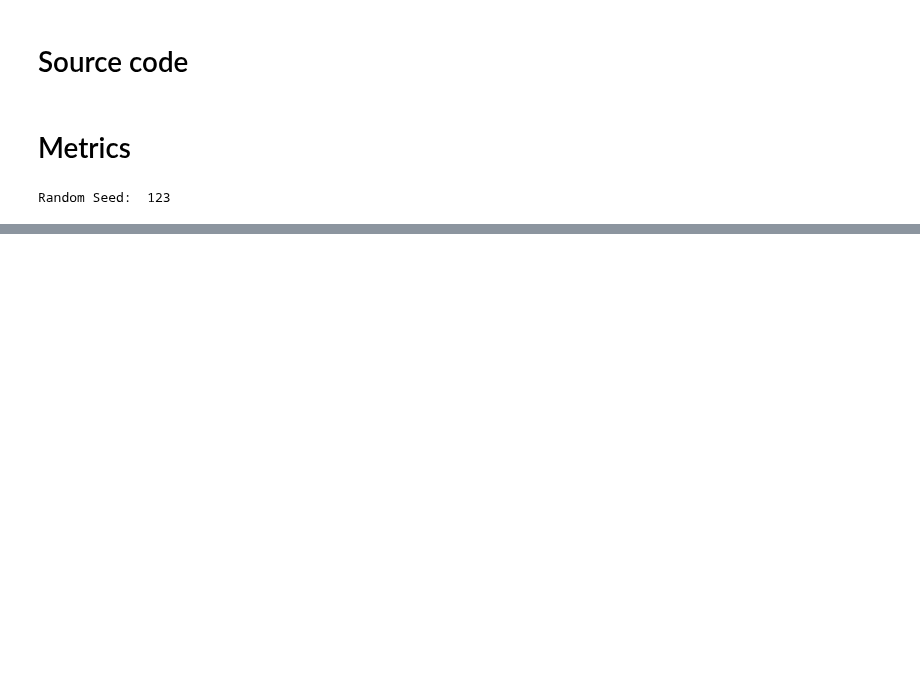
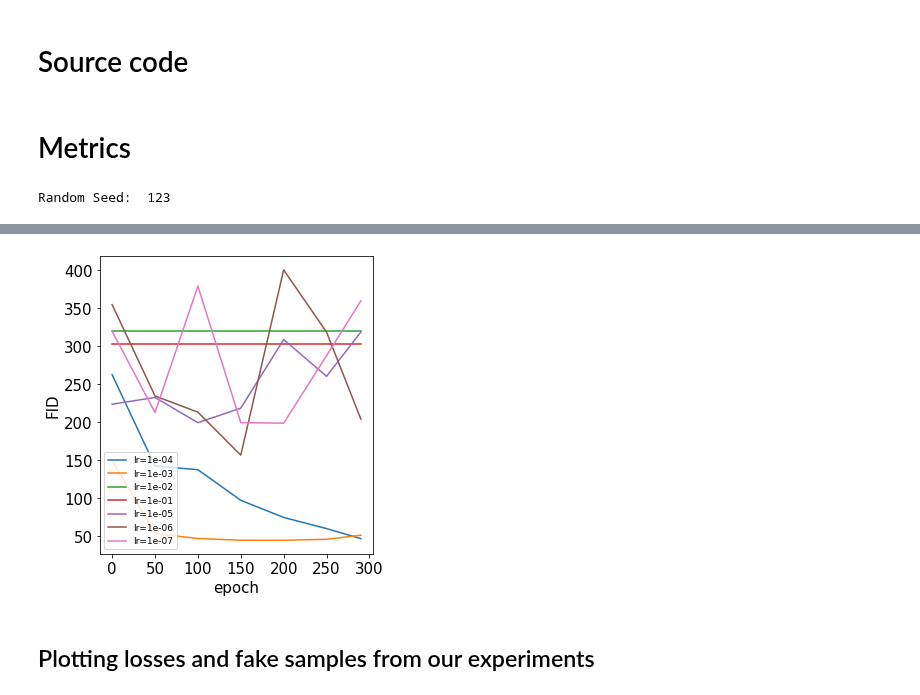
Before and after one commit to TheodorSergeev/optml_gan, a Jupyter notebook: metrics.ipynb, the cells around one changed output, grey strips where cells are left out. Cells and saved outputs as stored; diff of their text form; code cells hidden in the pictures; blank space fills up the shorter version.

```diff
--- a/metrics.ipynb
+++ b/metrics.ipynb
@@ -307,0 +189,10 @@ def get_loss_plots(generated_data_path, list_paths,
+# %%
+plot_FID(x = [0, 50, 100, 150, 200, 250, 290],
+        y = all_lr_scores_rmsprop,
+        save_fig = True,
+        save_path = PATH + 'img/FID_rmsprop.pdf',
+        show_plot = True, label_size=9)
+# %% [output]
+[figure, added]
+# %% [markdown]
+## Plotting losses and fake samples from our experiments
```
Also changed, not shown: parts of 26 cells of this notebook, 4 other files.
